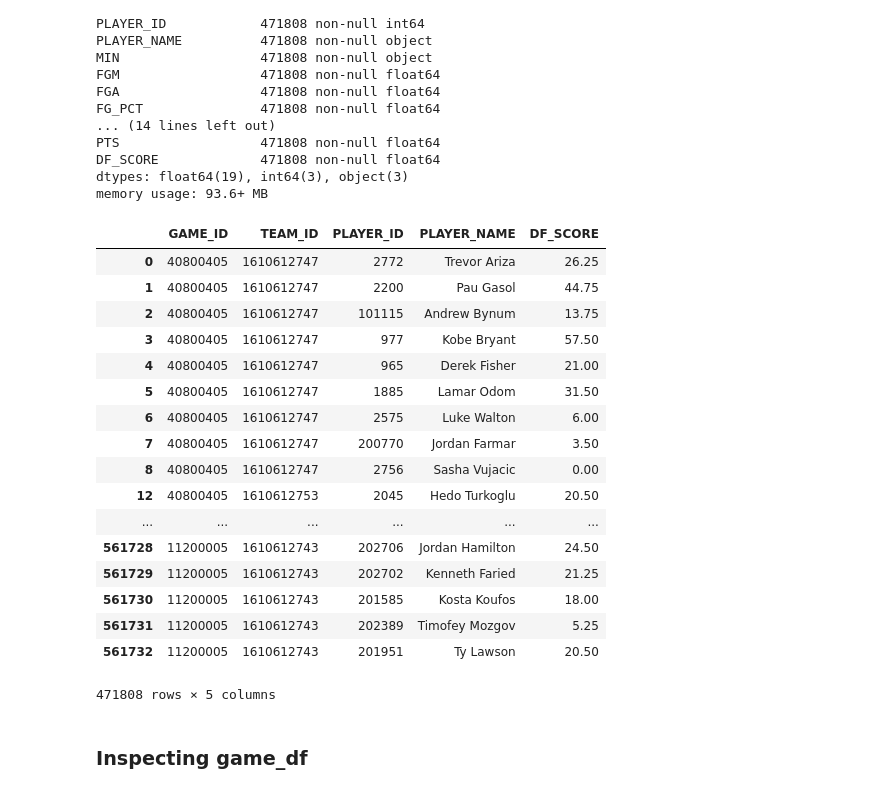
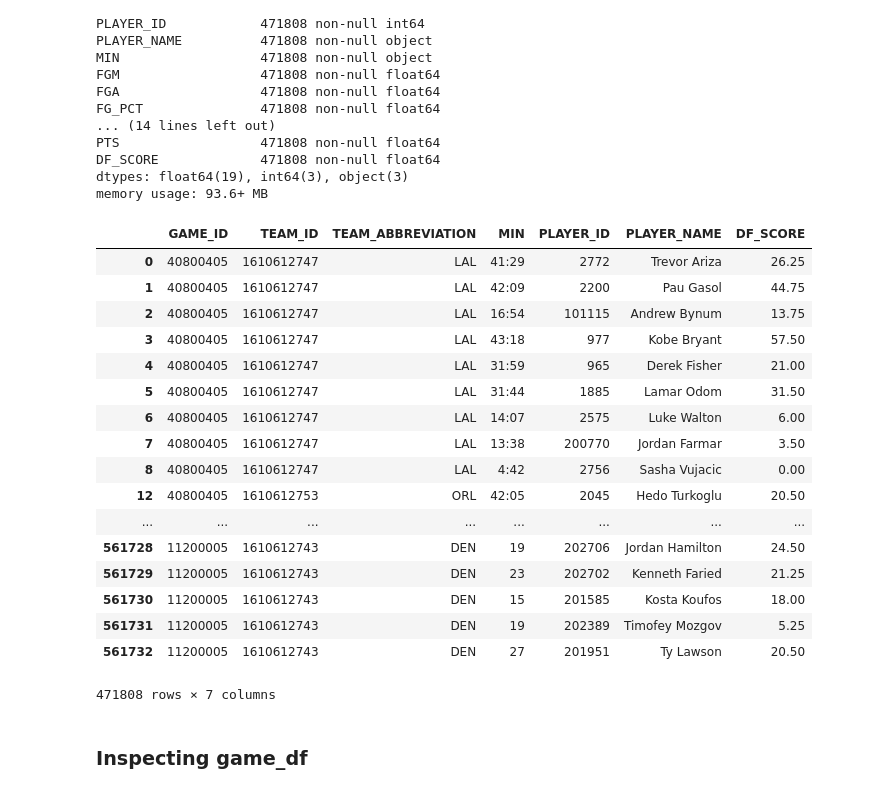
Before and after one commit to KGharib/Hypothesis-Testing-on-18-Seasons-of-NBA-Dataset, a Jupyter notebook: NBA - Khalid.ipynb, the cells around one changed output. Drawn from its saved outputs; the diff is of its cells as text; code cells hidden in the pictures.

```diff
--- a/NBA - Khalid.ipynb
+++ b/NBA - Khalid.ipynb
@@ -108,27 +108,27 @@ dtypes: float64(19), int64(3), object(3)
 memory usage: 93.6+ MB
 # %%
 #cleaning our column for our join and then Hypothesis
-game_player_detail = game_detail_df[['GAME_ID', 'TEAM_ID', 'PLAYER_ID', 'PLAYER_NAME', 'DF_SCORE']]
+game_player_detail = game_detail_df[['GAME_ID', 'TEAM_ID', 'TEAM_ABBREVIATION','MIN','PLAYER_ID', 'PLAYER_NAME', 'DF_SCORE']]
 game_player_detail
 # %% [output]
-|  | GAME_ID | TEAM_ID | PLAYER_ID | PLAYER_NAME | DF_SCORE |
-| 0 | 40800405 | 1610612747 | 2772 | Trevor Ariza | 26.25 |
-| 1 | 40800405 | 1610612747 | 2200 | Pau Gasol | 44.75 |
-| 2 | 40800405 | 1610612747 | 101115 | Andrew Bynum | 13.75 |
-| 3 | 40800405 | 1610612747 | 977 | Kobe Bryant | 57.50 |
-| 4 | 40800405 | 1610612747 | 965 | Derek Fisher | 21.00 |
-| 5 | 40800405 | 1610612747 | 1885 | Lamar Odom | 31.50 |
-| 6 | 40800405 | 1610612747 | 2575 | Luke Walton | 6.00 |
-| 7 | 40800405 | 1610612747 | 200770 | Jordan Farmar | 3.50 |
-| 8 | 40800405 | 1610612747 | 2756 | Sasha Vujacic | 0.00 |
-| 12 | 40800405 | 1610612753 | 2045 | Hedo Turkoglu | 20.50 |
-| ... | ... | ... | ... | ... | ... |
-| 561728 | 11200005 | 1610612743 | 202706 | Jordan Hamilton | 24.50 |
-| 561729 | 11200005 | 1610612743 | 202702 | Kenneth Faried | 21.25 |
-| 561730 | 11200005 | 1610612743 | 201585 | Kosta Koufos | 18.00 |
-| 561731 | 11200005 | 1610612743 | 202389 | Timofey Mozgov | 5.25 |
-| 561732 | 11200005 | 1610612743 | 201951 | Ty Lawson | 20.50 |
+|  | GAME_ID | TEAM_ID | TEAM_ABBREVIATION | MIN | PLAYER_ID | PLAYER_NAME | DF_SCORE |
+| 0 | 40800405 | 1610612747 | LAL | 41:29 | 2772 | Trevor Ariza | 26.25 |
+| 1 | 40800405 | 1610612747 | LAL | 42:09 | 2200 | Pau Gasol | 44.75 |
+| 2 | 40800405 | 1610612747 | LAL | 16:54 | 101115 | Andrew Bynum | 13.75 |
+| 3 | 40800405 | 1610612747 | LAL | 43:18 | 977 | Kobe Bryant | 57.50 |
+| 4 | 40800405 | 1610612747 | LAL | 31:59 | 965 | Derek Fisher | 21.00 |
+| 5 | 40800405 | 1610612747 | LAL | 31:44 | 1885 | Lamar Odom | 31.50 |
+| 6 | 40800405 | 1610612747 | LAL | 14:07 | 2575 | Luke Walton | 6.00 |
+| 7 | 40800405 | 1610612747 | LAL | 13:38 | 200770 | Jordan Farmar | 3.50 |
+| 8 | 40800405 | 1610612747 | LAL | 4:42 | 2756 | Sasha Vujacic | 0.00 |
+| 12 | 40800405 | 1610612753 | ORL | 42:05 | 2045 | Hedo Turkoglu | 20.50 |
+| ... | ... | ... | ... | ... | ... | ... | ... |
+| 561728 | 11200005 | 1610612743 | DEN | 19 | 202706 | Jordan Hamilton | 24.50 |
+| 561729 | 11200005 | 1610612743 | DEN | 23 | 202702 | Kenneth Faried | 21.25 |
+| 561730 | 11200005 | 1610612743 | DEN | 15 | 201585 | Kosta Koufos | 18.00 |
+| 561731 | 11200005 | 1610612743 | DEN | 19 | 202389 | Timofey Mozgov | 5.25 |
+| 561732 | 11200005 | 1610612743 | DEN | 27 | 201951 | Ty Lawson | 20.50 |
-471808 rows × 5 columns
+471808 rows × 7 columns
 # %% [markdown]
 ### Inspecting game_df
 # %%
```
Also changed, not shown: parts of 19 cells of this notebook.
